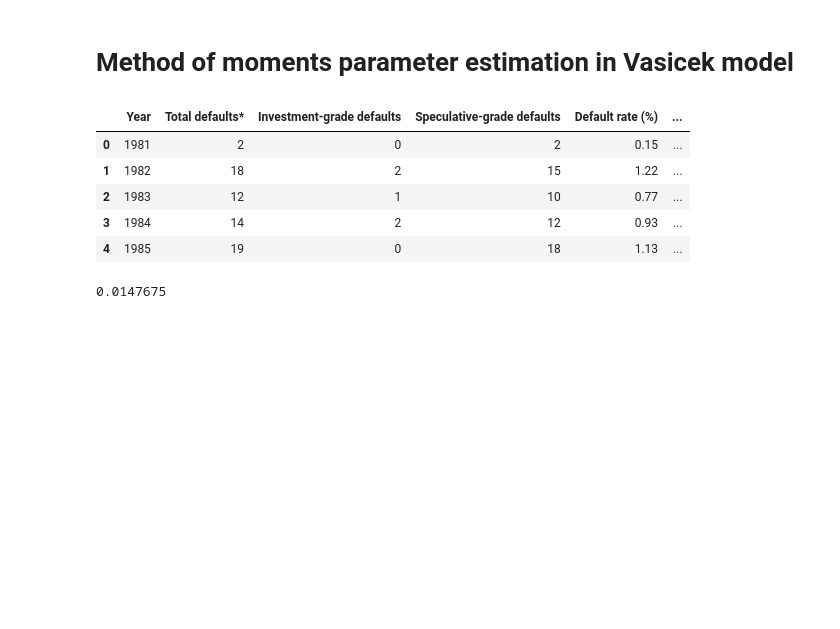
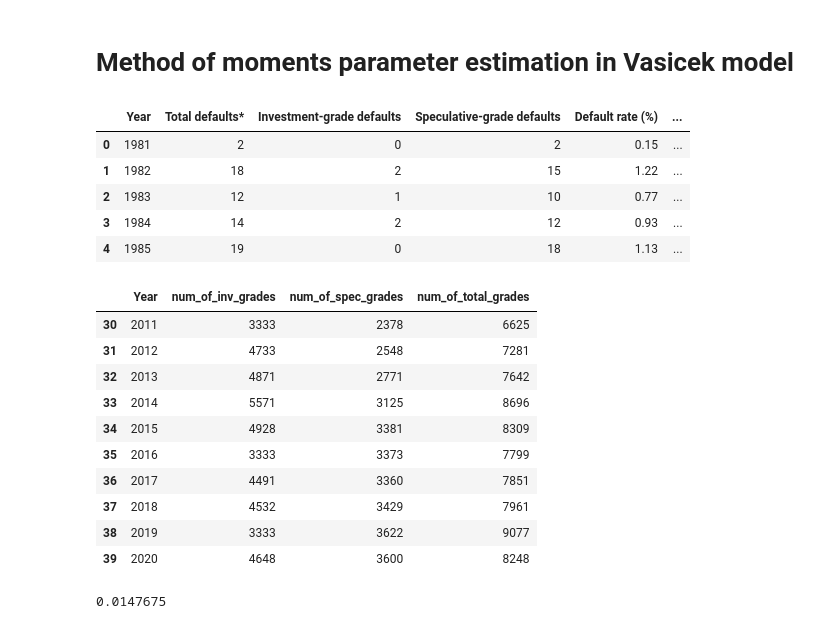
Before and after one commit to PeterKiss18/VasicekPDModel, a Jupyter notebook: MM_parameter_estimation.ipynb, the cells around one changed output. Saved outputs shown, nothing was run; the diff lists cells and outputs as text; code cells hidden in the pictures; blank space fills up the shorter version.

```diff
--- a/MM_parameter_estimation.ipynb
+++ b/MM_parameter_estimation.ipynb
@@ -31,6 +31,20 @@ df['num_of_total_grades'] = (df['Total defaults*'] / (df["pd_total"])).round().a
 # Fill-out the missing values in num_of_inv_grades column with the difference between num_of_total_grades and num_of_spec_grades
 df['num_of_inv_grades'] = np.where(df['num_of_inv_grades'].isna(), df['num_of_total_grades'] - df['num_of_spec_grades'],
                                    df['num_of_inv_grades']).astype(int)
+# %%
+df[["Year", "num_of_inv_grades", "num_of_spec_grades", "num_of_total_grades"]].iloc[-10:]
+# %% [output]
+|  | Year | num_of_inv_grades | num_of_spec_grades | num_of_total_grades |
+| 30 | 2011 | 3333 | 2378 | 6625 |
+| 31 | 2012 | 4733 | 2548 | 7281 |
+| 32 | 2013 | 4871 | 2771 | 7642 |
+| 33 | 2014 | 5571 | 3125 | 8696 |
+| 34 | 2015 | 4928 | 3381 | 8309 |
+| 35 | 2016 | 3333 | 3373 | 7799 |
+| 36 | 2017 | 4491 | 3360 | 7851 |
+| 37 | 2018 | 4532 | 3429 | 7961 |
+| 38 | 2019 | 3333 | 3622 | 9077 |
+| 39 | 2020 | 4648 | 3600 | 8248 |
 # %%
 # Calculate the average
 p_total_average = np.mean(df["pd_total"])
```
Also changed, not shown: parts of 52 cells of this notebook.
